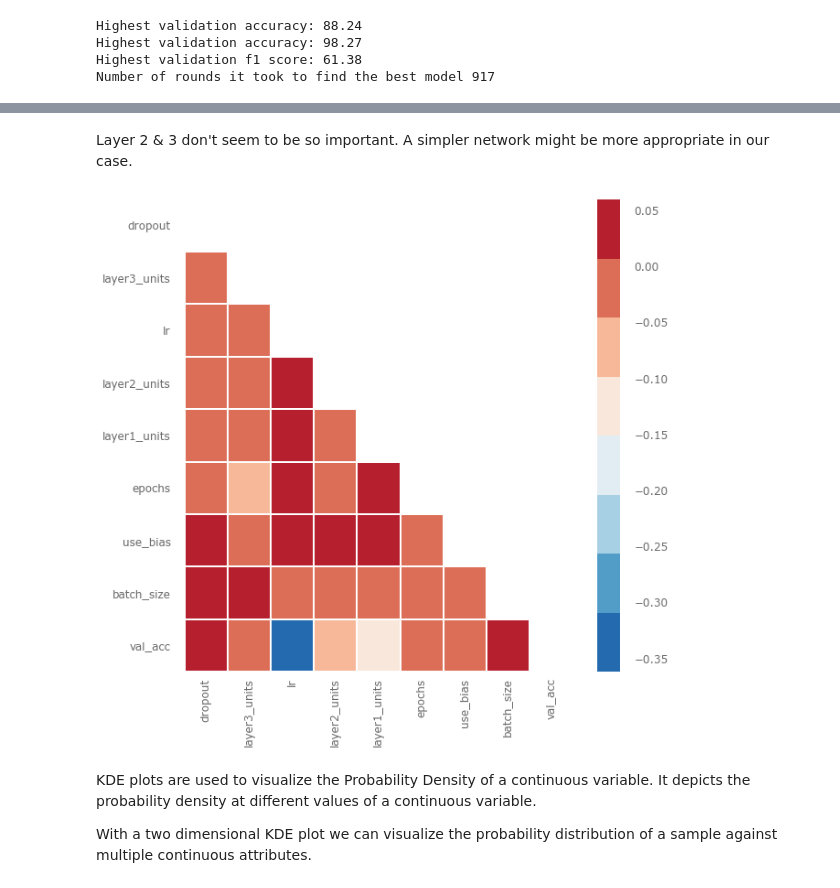
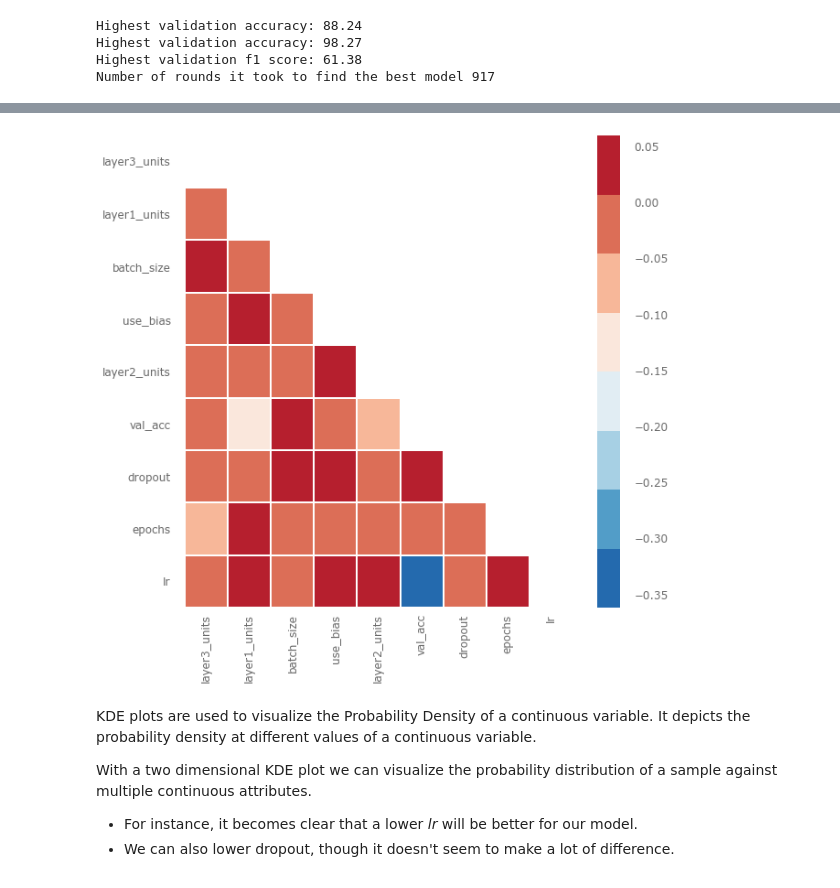
Before and after one commit to rlleshi/MachineLearning, a Jupyter notebook: Customer Exit Predictor/model_improvement.ipynb, the cells around one changed output, grey strips where cells are left out. Drawn from its saved outputs; the diff is of its cells as text; code cells hidden in the pictures.

```diff
--- a/Customer Exit Predictor/model_improvement.ipynb
+++ b/Customer Exit Predictor/model_improvement.ipynb
@@ -182,9 +187,9 @@ val = validation
 # %%
-report = talos.Reporting('report/experiment2.csv')
-print('Highest validation accuracy:', round(100*report.high('val_acc'),2))
-print('Highest validation accuracy:', round(100*report.high('acc'),2))
-print('Highest validation f1 score:', round(100*report.high('val_f1score'), 2))
-print('Number of rounds it took to find the best model', report.rounds2high('val_acc'))
+experiment = talos.Reporting('experiments/experiment1.csv')
+print('Highest validation accuracy:', round(100*experiment.high('val_acc'),2))
+print('Highest validation accuracy:', round(100*experiment.high('acc'),2))
+print('Highest validation f1 score:', round(100*experiment.high('val_f1score'), 2))
+print('Number of rounds it took to find the best model', experiment.rounds2high('val_acc'))
 # %% [output]
 Highest validation accuracy: 88.24
 Highest validation accuracy: 98.27
@@ -210,11 +214,12 @@ best_params
-# %% [markdown]
-Layer 2 & 3 don't seem to be so important. A simpler network might be more appropriate in our case.
 # %%
-report.plot_corr('val_acc', ['f1score', 'val_loss', 'val_f1score', 'acc', 'loss', 'optimizer', 'None',
+experiment.plot_corr('val_acc', ['f1score', 'val_loss', 'val_f1score', 'acc', 'loss', 'optimizer', 'None',
                         'activation1', 'activation2', 'kernel_initializer', 'losses', 'index_num', 'round_epochs'])
 # %% [output]
-[figure, old version]
+[figure, new version]
 # %% [markdown]
 KDE plots are used to visualize the Probability Density of a continuous variable. It depicts the probability density at different values of a continuous variable.
 
 With a two dimensional KDE plot we can visualize the probability distribution of a sample against multiple continuous attributes.
+
+- For instance, it becomes clear that a lower *lr* will be better for our model.
+- We can also lower dropout, though it doesn't seem to make a lot of difference.
```
Also changed, not shown: parts of 33 cells of this notebook, 41 other files.
